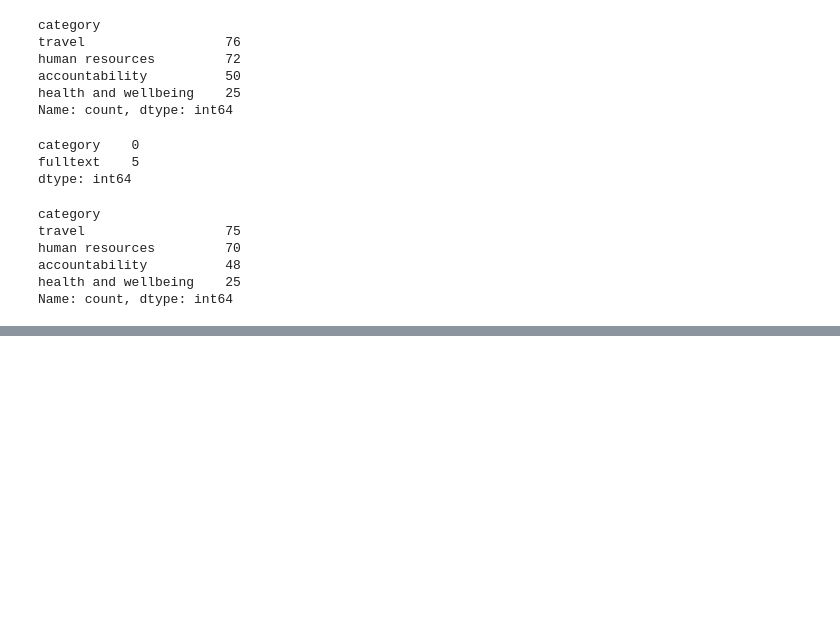
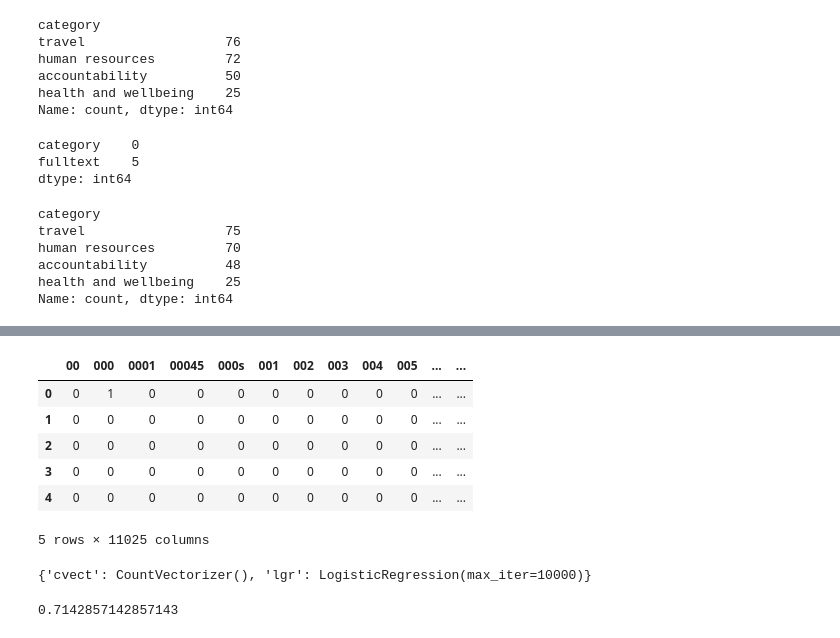
Before and after one commit to cdungca/document-classifier, a Jupyter notebook: main.ipynb, the cells around one changed output, grey strips where cells are left out. Cells and saved outputs as stored; diff of their text form; code cells hidden in the pictures; blank space fills up the shorter version.

Commit message:
Add Cvect

```diff
--- a/main.ipynb
+++ b/main.ipynb
@@ -94,0 +115,6 @@ print(ans1)
+# %%
+# Start analysis and modeling
+X = df.drop('category', axis = 1)
+y = df['category']
+# %%
+X_train, X_test, y_train, y_test = train_test_split(X['fulltext'], y, random_state = 42)
@@ -94,0 +130,32 @@ print(ans1)
+# %%
+# Use CountVectorizer
+cvect = ''
+dtm = ''
+
+cvect = CountVectorizer()
+dtm = cvect.fit_transform(X_train)
+
+pd.DataFrame(dtm.toarray(), columns = cvect.get_feature_names_out()).head()
+# %% [output]
+|  | 00 | 000 | 0001 | 00045 | 000s | 001 | 002 | 003 | 004 | 005 | ... | ... |
+| 0 | 0 | 1 | 0 | 0 | 0 | 0 | 0 | 0 | 0 | 0 | ... | ... |
+| 1 | 0 | 0 | 0 | 0 | 0 | 0 | 0 | 0 | 0 | 0 | ... | ... |
+| 2 | 0 | 0 | 0 | 0 | 0 | 0 | 0 | 0 | 0 | 0 | ... | ... |
+| 3 | 0 | 0 | 0 | 0 | 0 | 0 | 0 | 0 | 0 | 0 | ... | ... |
+| 4 | 0 | 0 | 0 | 0 | 0 | 0 | 0 | 0 | 0 | 0 | ... | ... |
+5 rows × 11025 columns
+# %%
+cvect_pipe = ''
+
+test_acc = ''
+
+
+
+cvect_pipe = Pipeline([('cvect', CountVectorizer()),
+                       ('lgr', LogisticRegression(max_iter=10000))])
+cvect_pipe.fit(X_train, y_train)
+test_acc = cvect_pipe.score(X_test, y_test)
+
+cvect_pipe.named_steps
+# %% [output]
+{'cvect': CountVectorizer(), 'lgr': LogisticRegression(max_iter=10000)}
@@ -94,0 +165,13 @@ print(ans1)
+# %%
+grid = ''
+test_acc = ''
+
+grid = GridSearchCV(cvect_pipe, param_grid=params)
+grid.fit(X_train, y_train)
+test_acc = grid.score(X_test, y_test)
+
+grid.best_params_
+
+print(test_acc)
+# %% [output]
+0.7142857142857143
```
Also changed, not shown: parts of 10 cells of this notebook.
